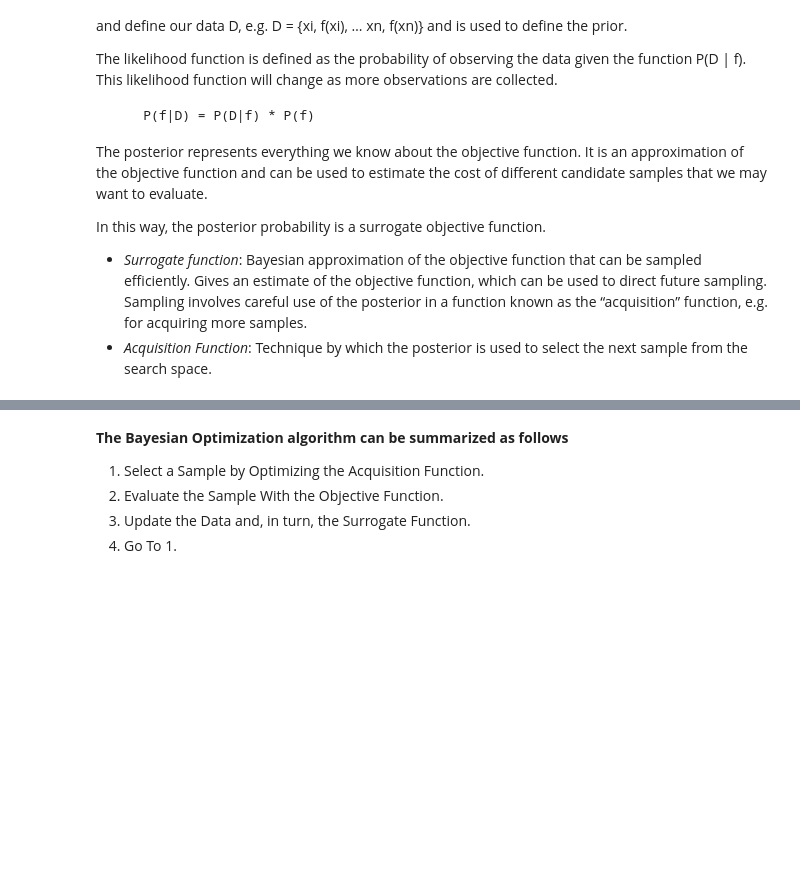
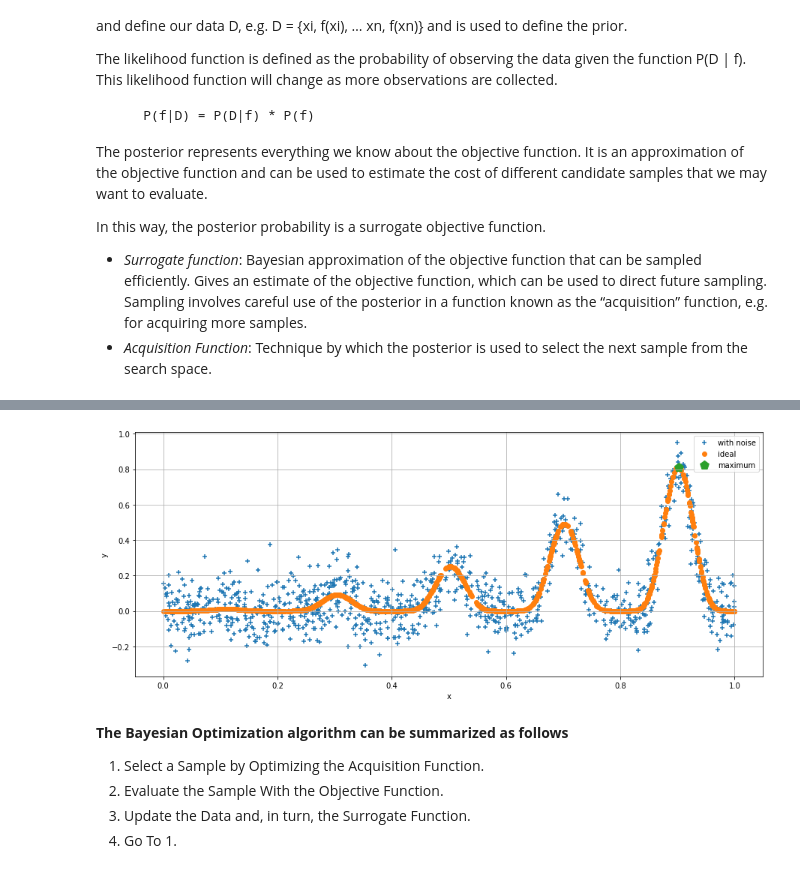
Before and after one commit to stephanyvargas/ProbabilityMachineLearning, a Jupyter notebook: BayesOptimization.ipynb, the cells around one changed output, grey strips where cells are left out. Drawn from its saved outputs; the diff is of its cells as text; code cells hidden in the pictures; blank space fills up the shorter version.

Commit message:
get the theoretical maximum value to compare later

```diff
--- a/BayesOptimization.ipynb
+++ b/BayesOptimization.ipynb
@@ -72,3 +72,28 @@ In this way, the posterior probability is a surrogate objective function.
+# %%
+def objective_fuction(x, noise=True):
+
+    y0 =  x**2 * np.sin(5 * pi * x)**6
+
+    if noise == False:
+        return y0
+    return y0 + np.random.normal(loc=0.0, scale=0.1, size=len(y0))
+# %%
+#get the maximum to check if the otimization works
+obj_function_noiseless = objective_fuction(x, noise=False)
+obj_function_w_noise = objective_fuction(x)
+ideal_value_noiseless = np.argmax(obj_function_noiseless)
+
+plt.figure(figsize=(15,6))
+plt.scatter(x,obj_function_w_noise,marker='+', label='with noise')
+plt.scatter(x,obj_function_noiseless, label='ideal')
+plt.scatter(x[ideal_value_noiseless], obj_function_noiseless[ideal_value_noiseless],s=150, marker='p', label='maximum')
+plt.legend(loc='best')
+plt.grid('dotted')
+plt.xlabel('x')
+plt.ylabel('y')
+plt.show()
+# %% [output]
+[figure, added]
 # %% [markdown]
 **The Bayesian Optimization algorithm can be summarized as follows**
 
```
Also changed, not shown: parts of 4 cells of this notebook.
